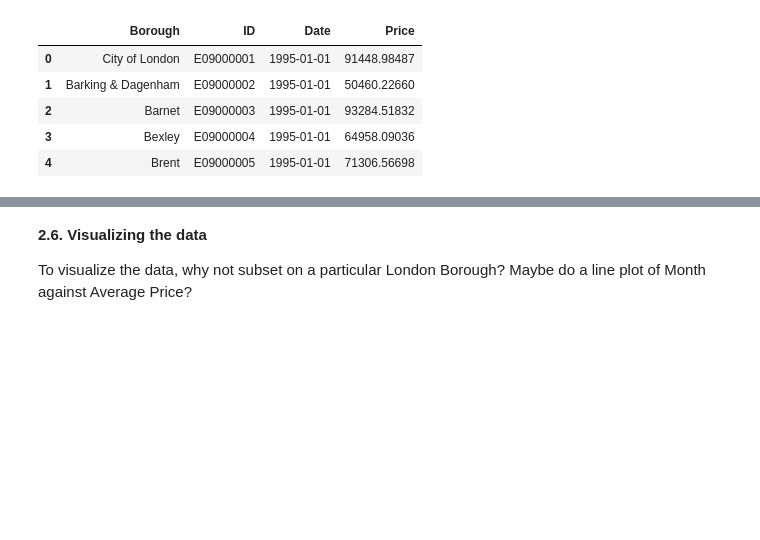
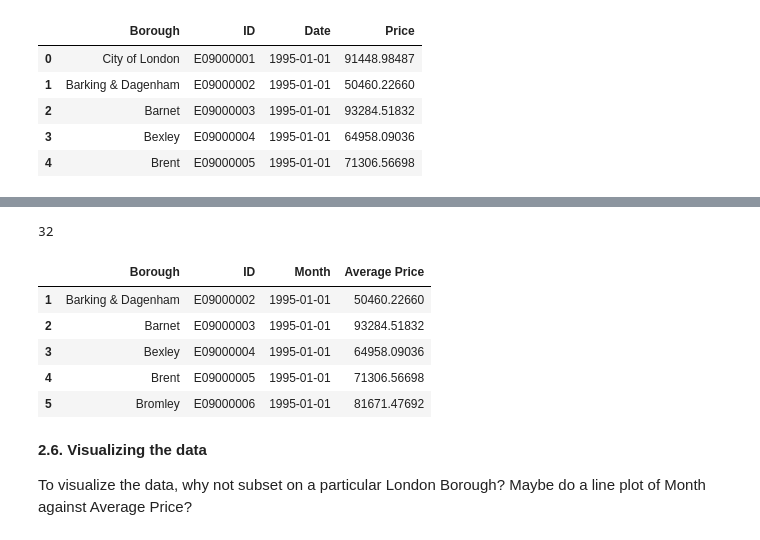
Before and after one commit to dna-witch/Springboard, a Jupyter notebook: Unit 4/Unit 4 Challenge - Tier 3.ipynb, the cells around one changed output, grey strips where cells are left out. Drawn from its saved outputs; the diff is of its cells as text; code cells hidden in the pictures; blank space fills up the shorter version.

```diff
--- a/Unit 4/Unit 4 Challenge - Tier 3.ipynb
+++ b/Unit 4/Unit 4 Challenge - Tier 3.ipynb
@@ -309,3 +336,18 @@ clean_properties.head()
+# %%
+df['Borough'].nunique()
+# %% [output]
+32
+# %%
+# rename columns to appropriate names
+df.rename(columns={'Date':'Month', 'Price':'Average Price'}, inplace=True)
+df.head()
+# %% [output]
+|  | Borough | ID | Month | Average Price |
+| 1 | Barking & Dagenham | E09000002 | 1995-01-01 | 50460.22660 |
+| 2 | Barnet | E09000003 | 1995-01-01 | 93284.51832 |
+| 3 | Bexley | E09000004 | 1995-01-01 | 64958.09036 |
+| 4 | Brent | E09000005 | 1995-01-01 | 71306.56698 |
+| 5 | Bromley | E09000006 | 1995-01-01 | 81671.47692 |
 # %% [markdown]
 **2.6. Visualizing the data**
 
```
Also changed, not shown: parts of 5 cells of this notebook.
